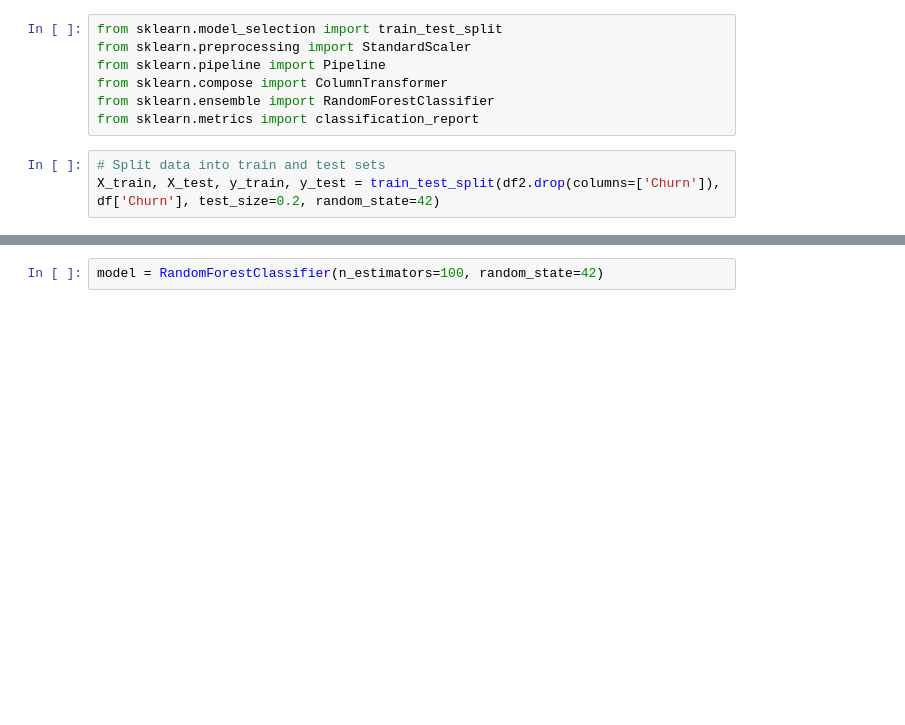
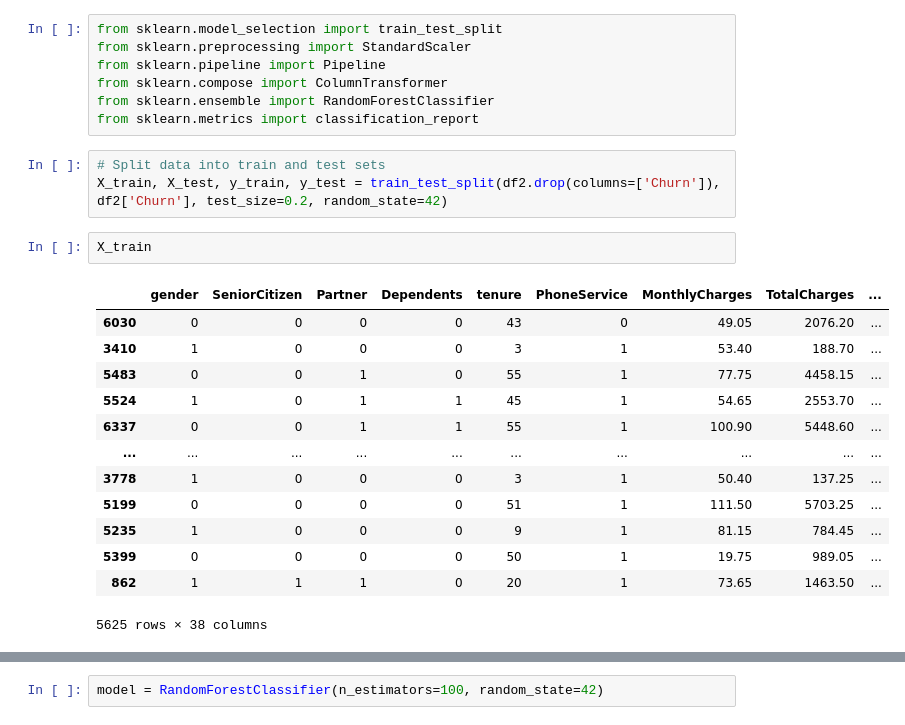
Before and after one commit to g4m3m4g/Telco-Churn-Pipeline, a Jupyter notebook: Pipeline.ipynb, the cells around one changed output, grey strips where cells are left out. Drawn from its saved outputs; the diff is of its cells as text; blank space fills up the shorter version.

```diff
--- a/Pipeline.ipynb
+++ b/Pipeline.ipynb
@@ -280,4 +280,20 @@ from sklearn.ensemble import RandomForestClassifier
 from sklearn.metrics import classification_report
 # %%
 # Split data into train and test sets
-X_train, X_test, y_train, y_test = train_test_split(df2.drop(columns=['Churn']), df['Churn'], test_size=0.2, random_state=42)
+X_train, X_test, y_train, y_test = train_test_split(df2.drop(columns=['Churn']), df2['Churn'], test_size=0.2, random_state=42)
+# %%
+X_train
+# %% [output]
+|  | gender | SeniorCitizen | Partner | Dependents | tenure | PhoneService | MonthlyCharges | TotalCharges | ... |
+| 6030 | 0 | 0 | 0 | 0 | 43 | 0 | 49.05 | 2076.20 | ... |
+| 3410 | 1 | 0 | 0 | 0 | 3 | 1 | 53.40 | 188.70 | ... |
+| 5483 | 0 | 0 | 1 | 0 | 55 | 1 | 77.75 | 4458.15 | ... |
+| 5524 | 1 | 0 | 1 | 1 | 45 | 1 | 54.65 | 2553.70 | ... |
+| 6337 | 0 | 0 | 1 | 1 | 55 | 1 | 100.90 | 5448.60 | ... |
+| ... | ... | ... | ... | ... | ... | ... | ... | ... | ... |
+| 3778 | 1 | 0 | 0 | 0 | 3 | 1 | 50.40 | 137.25 | ... |
+| 5199 | 0 | 0 | 0 | 0 | 51 | 1 | 111.50 | 5703.25 | ... |
+| 5235 | 1 | 0 | 0 | 0 | 9 | 1 | 81.15 | 784.45 | ... |
+| 5399 | 0 | 0 | 0 | 0 | 50 | 1 | 19.75 | 989.05 | ... |
+| 862 | 1 | 1 | 1 | 0 | 20 | 1 | 73.65 | 1463.50 | ... |
+5625 rows × 38 columns
```
Also changed, not shown: parts of 5 cells of this notebook.
